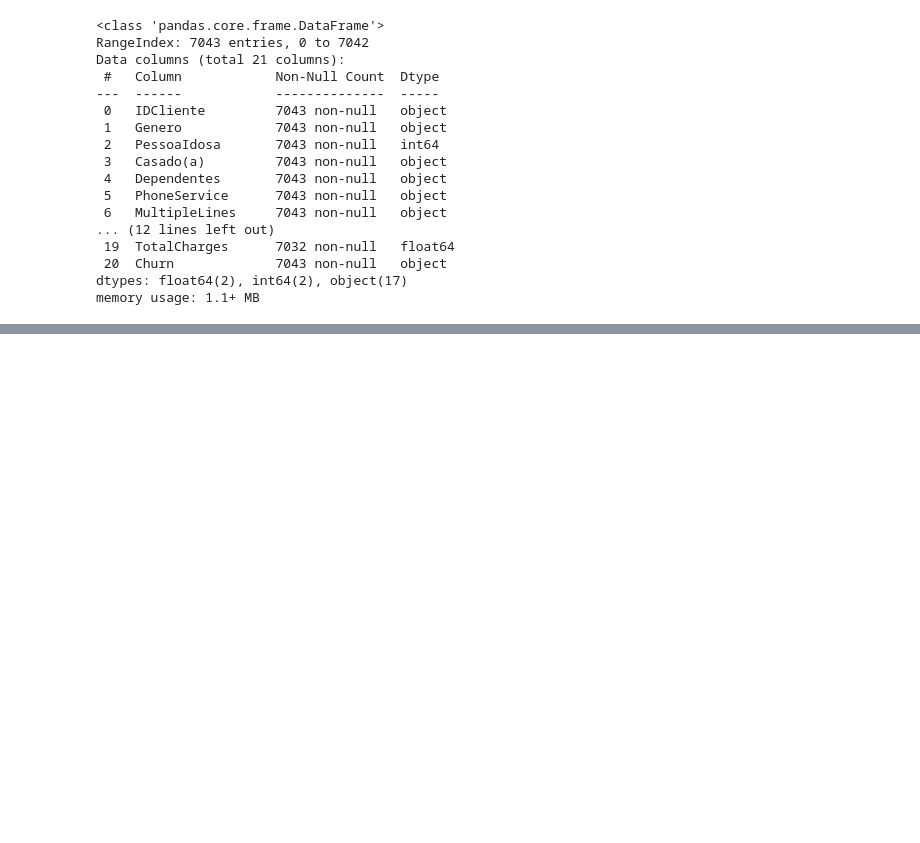
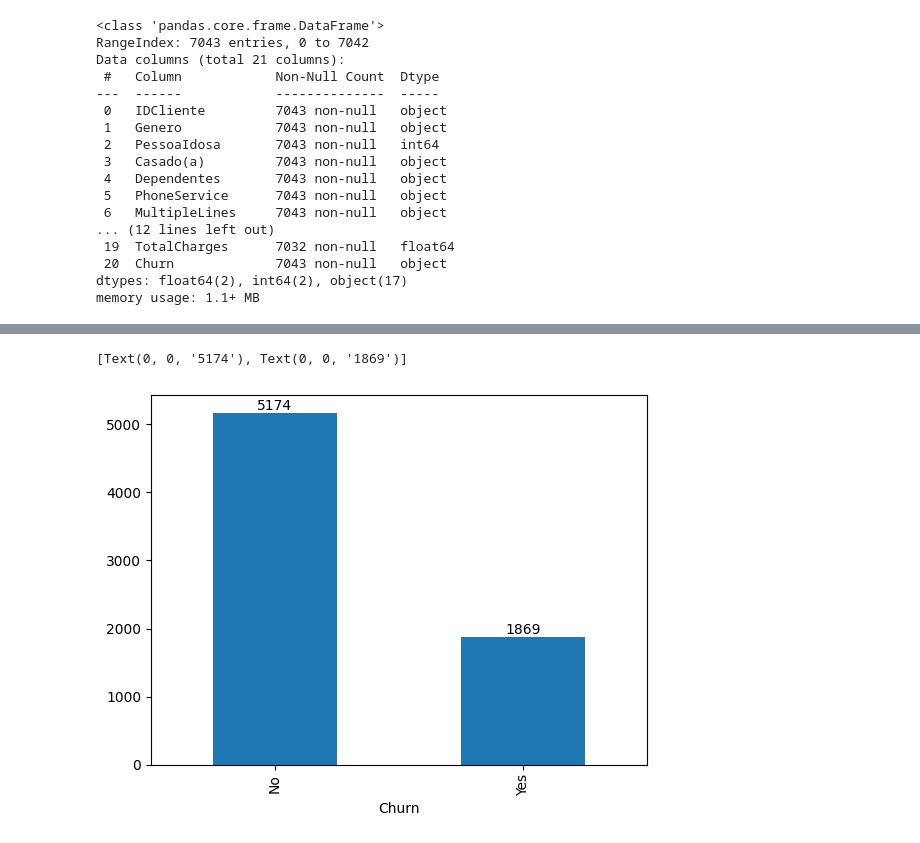
Before and after one commit to Rafael18/analise_de_dados, a Jupyter notebook: EDA/eda.ipynb, the cells around one changed output, grey strips where cells are left out. Drawn from its saved outputs; the diff is of its cells as text; code cells hidden in the pictures; blank space fills up the shorter version.

```diff
--- a/EDA/eda.ipynb
+++ b/EDA/eda.ipynb
@@ -450,0 +663,6 @@ memory usage: 1.1+ MB
+# %%
+ax = df_churn["Churn"].value_counts().plot.bar()
+ax.bar_label(ax.containers[0])
+# %% [output]
+[Text(0, 0, '5174'), Text(0, 0, '1869')]
+[figure, added]
```
Also changed, not shown: parts of 55 cells of this notebook.
